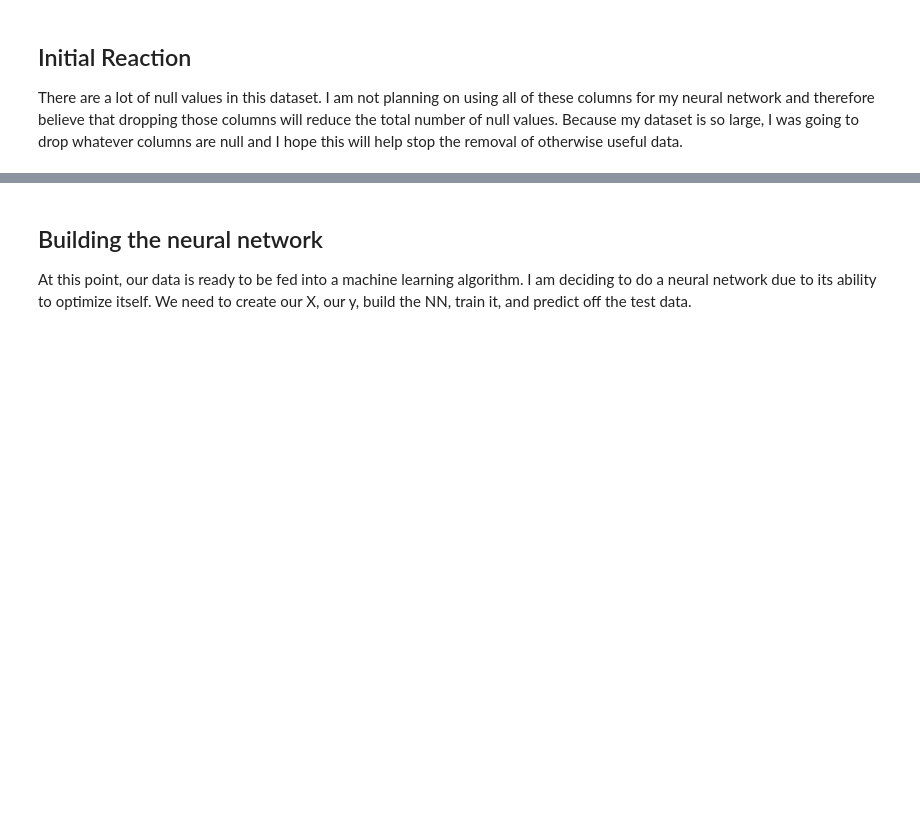
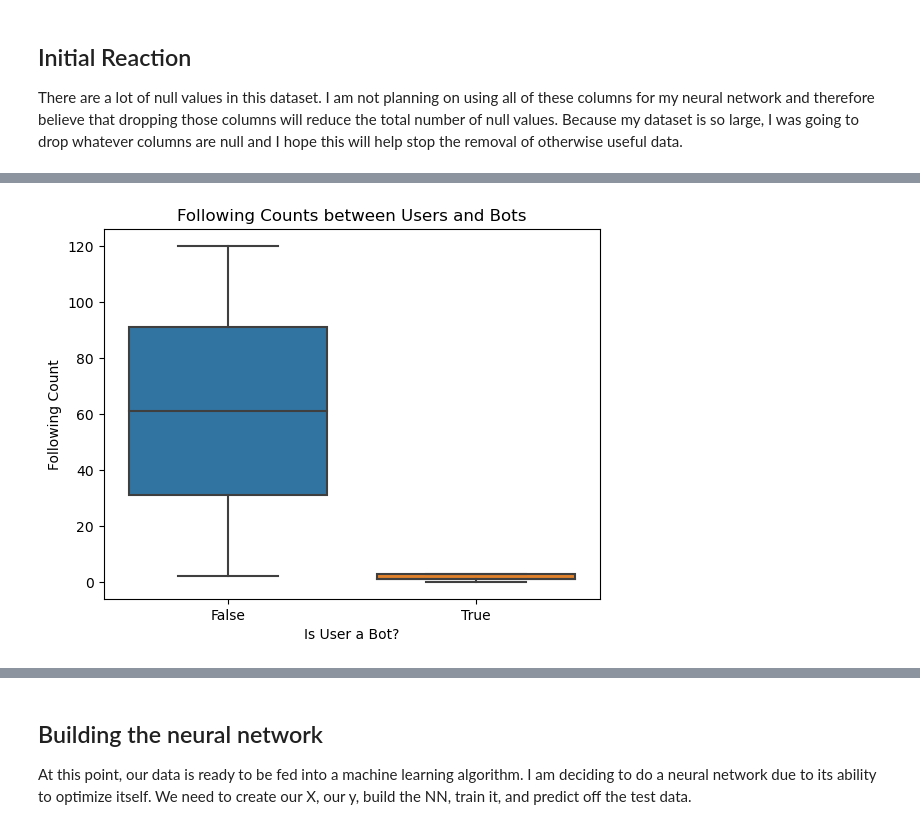
Before and after one commit to kylejokeefe/KaggleBotIdentifier, a Jupyter notebook: identifying-fake-accounts.ipynb, the cells around one changed output, grey strips where cells are left out. Cells and saved outputs as stored; diff of their text form; code cells hidden in the pictures; blank space fills up the shorter version.

```diff
--- a/identifying-fake-accounts.ipynb
+++ b/identifying-fake-accounts.ipynb
@@ -54,0 +87,8 @@ There are a lot of null values in this dataset. I am not planning on using all o
+# %%
+sns.boxplot(x="ISBOT", y="FOLLOWING_COUNT", data=df)
+plt.title("Following Counts between Users and Bots")
+plt.ylabel("Following Count")
+plt.xlabel("Is User a Bot?")
+plt.show()
+# %% [output]
+[figure, added]
```
Also changed, not shown: parts of 17 cells of this notebook.
